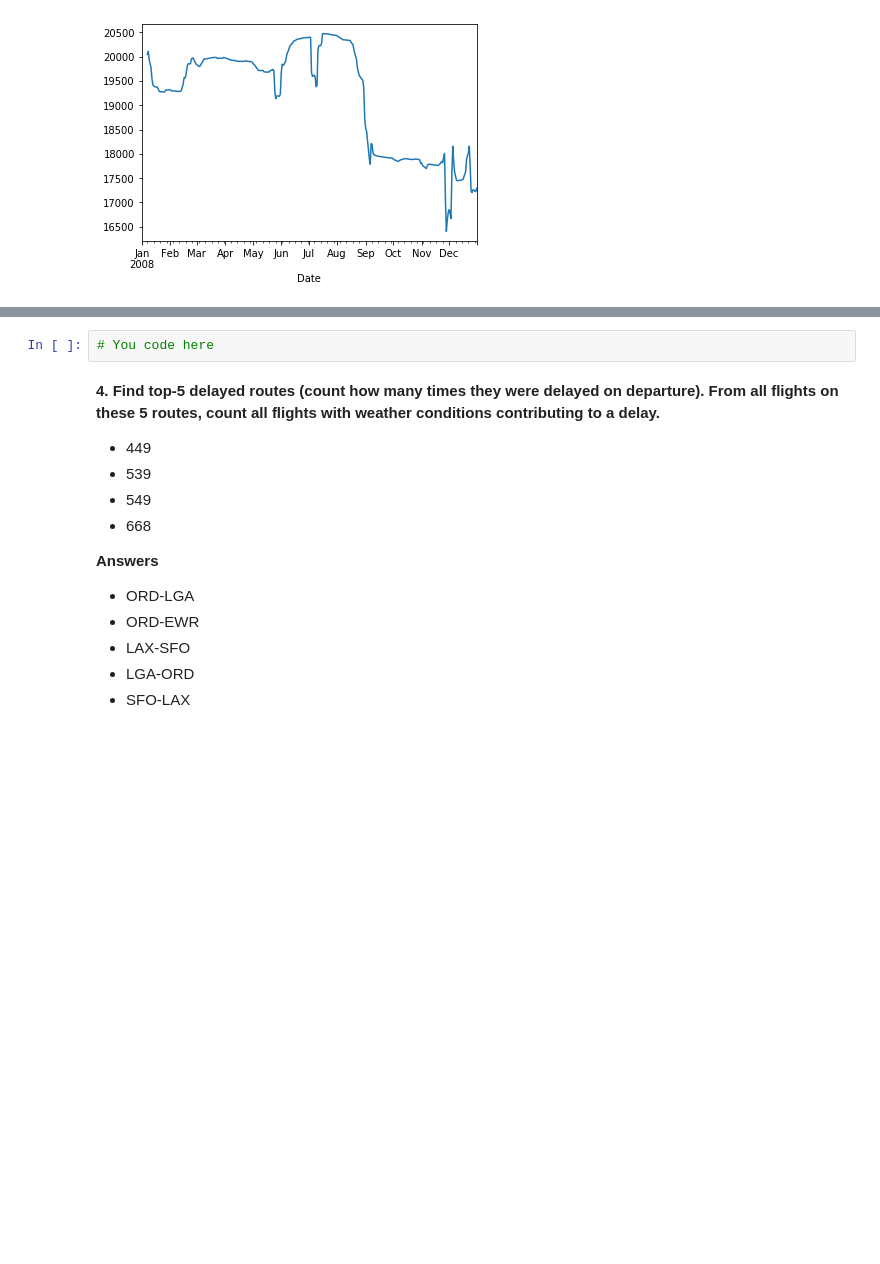
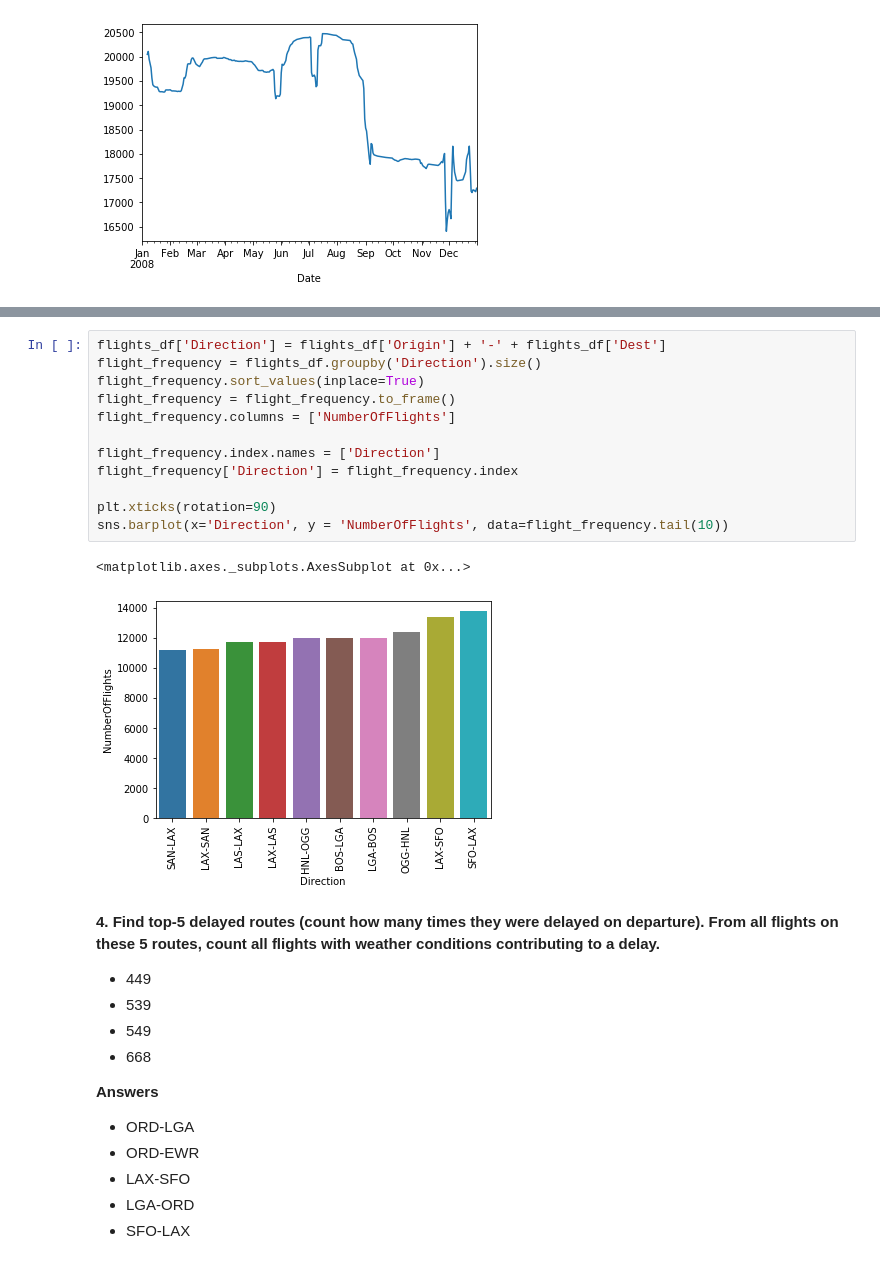
Before and after one commit to Vakterman/mlcourse_dubai, a Jupyter notebook: jupyter_notebooks/Lecture_02_visual_data_analysis/topic-2-visual-data-analysis_ASSIGNMENT.ipynb, the cells around one changed output, grey strips where cells are left out. Cells and saved outputs as stored; diff of their text form; blank space fills up the shorter version.

```diff
--- a/jupyter_notebooks/Lecture_02_visual_data_analysis/topic-2-visual-data-analysis_ASSIGNMENT.ipynb
+++ b/jupyter_notebooks/Lecture_02_visual_data_analysis/topic-2-visual-data-analysis_ASSIGNMENT.ipynb
@@ -255,5 +314,18 @@ num_flights_by_date.rolling(window=7).mean().plot();
-# %%
-# You code here
+# %%
+flights_df['Direction'] = flights_df['Origin'] + '-' + flights_df['Dest']
+flight_frequency = flights_df.groupby('Direction').size()
+flight_frequency.sort_values(inplace=True)
+flight_frequency = flight_frequency.to_frame()
+flight_frequency.columns = ['NumberOfFlights']
+
+flight_frequency.index.names = ['Direction']
+flight_frequency['Direction'] = flight_frequency.index
+
+plt.xticks(rotation=90)
+sns.barplot(x='Direction', y = 'NumberOfFlights', data=flight_frequency.tail(10))
+# %% [output]
+<matplotlib.axes._subplots.AxesSubplot at 0x...>
+[figure, added]
 # %% [markdown]
 **4. Find top-5 delayed routes (count how many times they were delayed on departure). From all flights on these 5 routes, count all flights with weather conditions contributing to a delay.**
 
```
Also changed, not shown: parts of 11 cells of this notebook.
